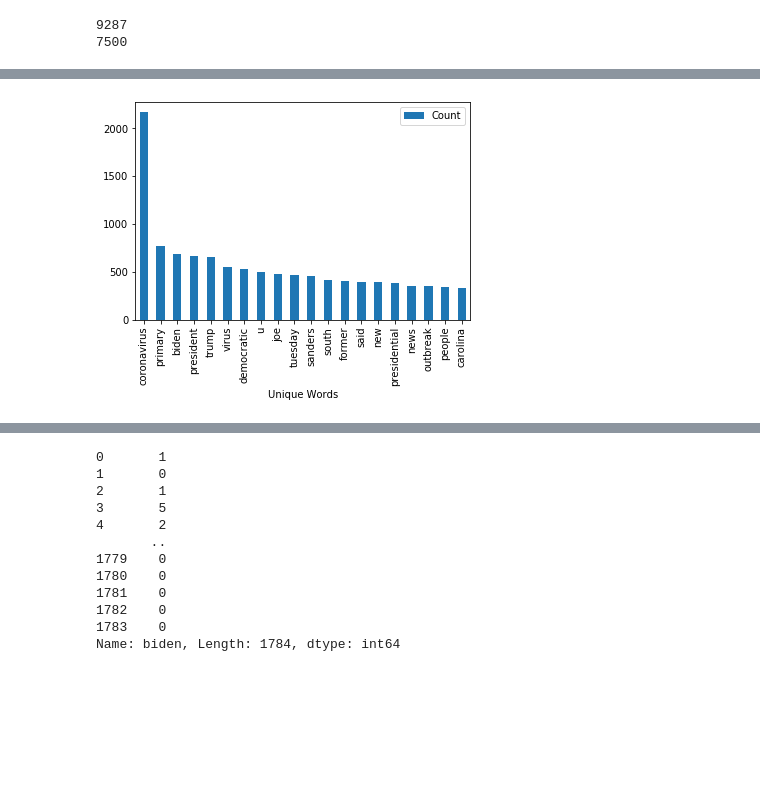
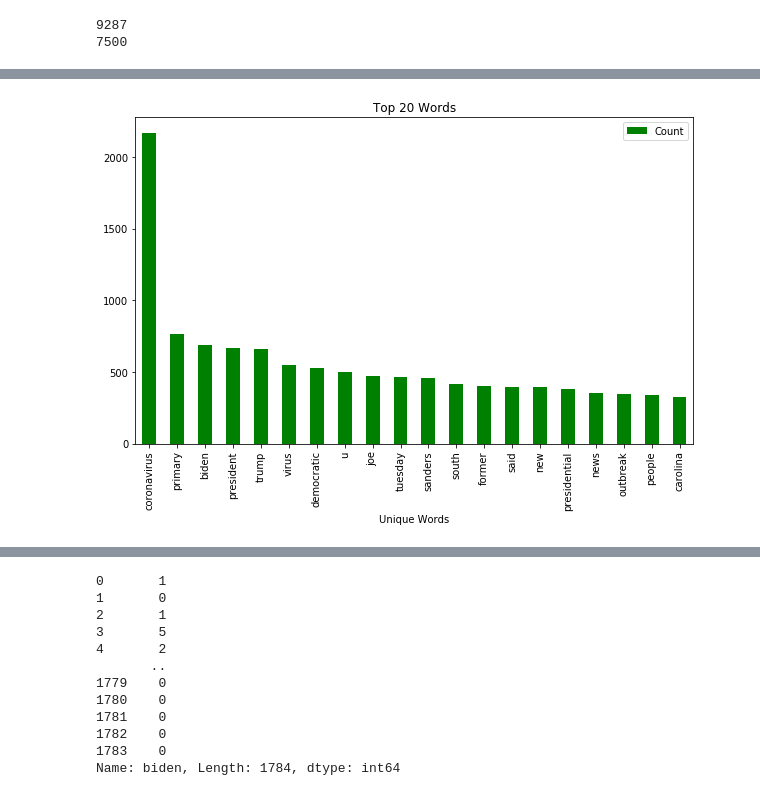
Before and after one commit to psulliv4/mediabias-project, a Jupyter notebook: DetectingMediaBias.ipynb, the cells around one changed output, grey strips where cells are left out. Saved outputs shown, nothing was run; the diff lists cells and outputs as text; code cells hidden in the pictures; blank space fills up the shorter version.

```diff
--- a/DetectingMediaBias.ipynb
+++ b/DetectingMediaBias.ipynb
@@ -753,6 +689,6 @@ for unique in whole_unique_words:
 
 words_DataFrame = pd.DataFrame({'Unique Words': whole_unique_words, 'Count': whole_unique_words_count})
 # %%
-ax = words_DataFrame.sort_values(by='Count', ascending=False).head(20).plot.bar(x = 'Unique Words', y = 'Count')
+ax = words_DataFrame.sort_values(by='Count', ascending=False).head(20).plot.bar(x = 'Unique Words', y = 'Count', color = 'green', figsize = (10,6), title = 'Top 20 Words')
 # %% [output]
-[figure, old version]
+[figure, new version]
```
Also changed, not shown: parts of 4 cells of this notebook.
